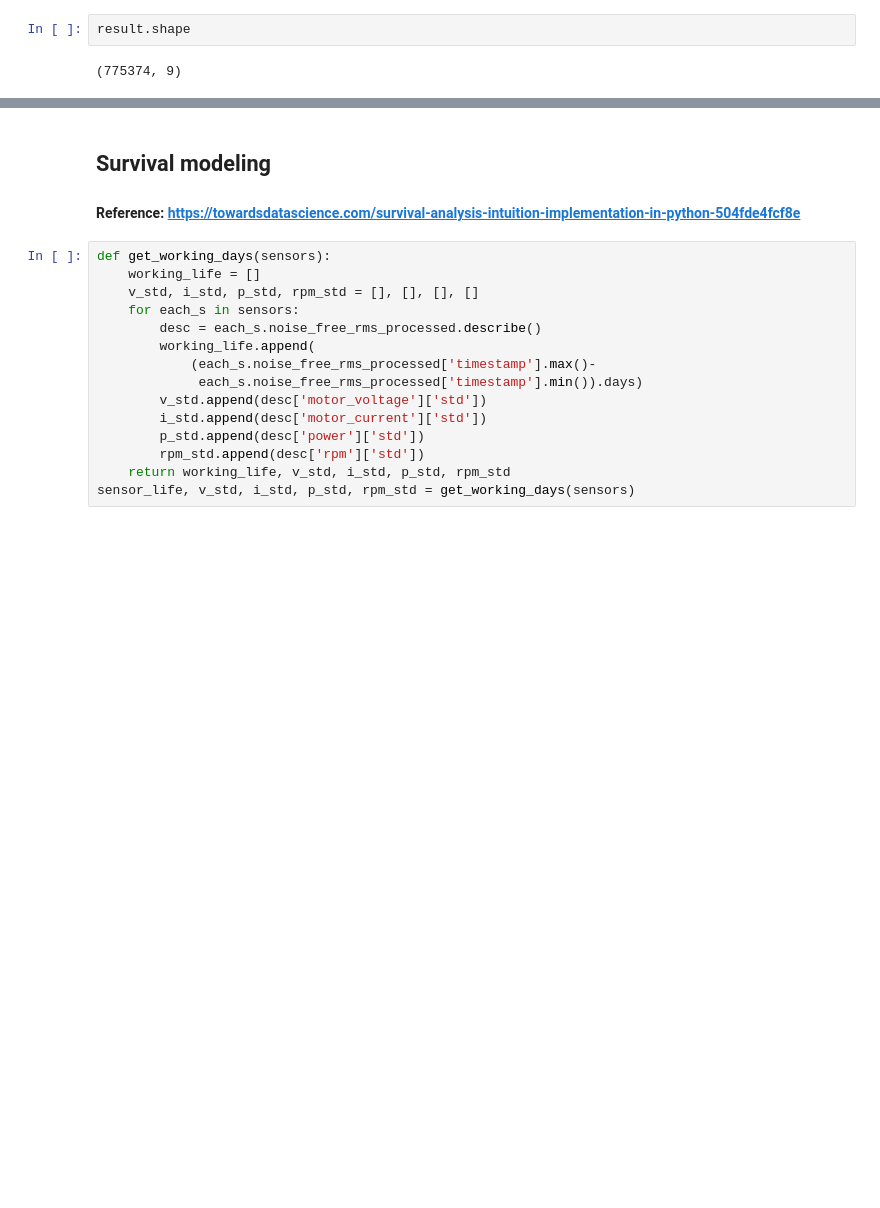
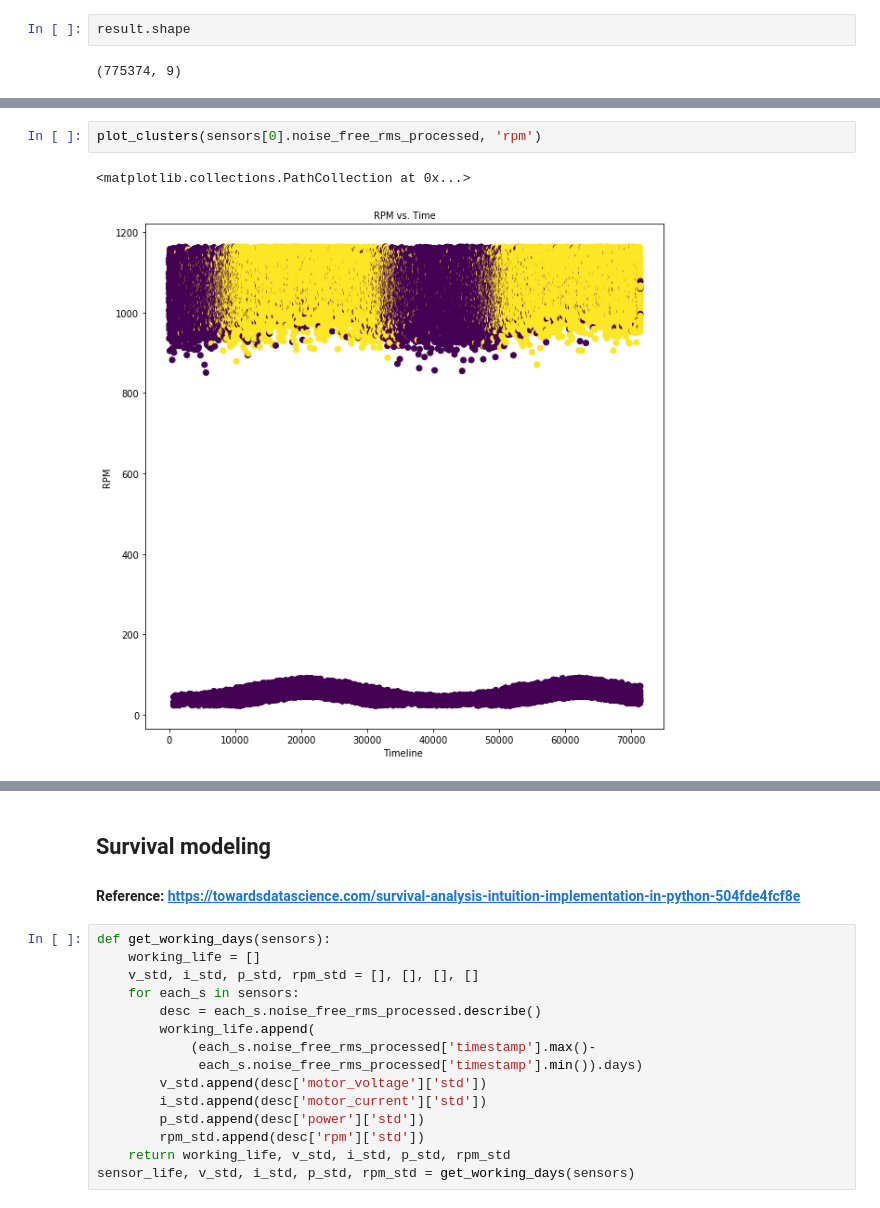
Before and after one commit to ajeyamk/challenges, a Jupyter notebook: data-science/Data science challenge.ipynb, the cells around one changed output, grey strips where cells are left out. Saved outputs shown, nothing was run; the diff lists cells and outputs as text; blank space fills up the shorter version.

```diff
--- a/data-science/Data science challenge.ipynb
+++ b/data-science/Data science challenge.ipynb
@@ -388,0 +405,5 @@ result.shape
+# %%
+plot_clusters(sensors[0].noise_free_rms_processed, 'rpm')
+# %% [output]
+<matplotlib.collections.PathCollection at 0x...>
+[figure, added]
```
Also changed, not shown: parts of 18 cells of this notebook.
